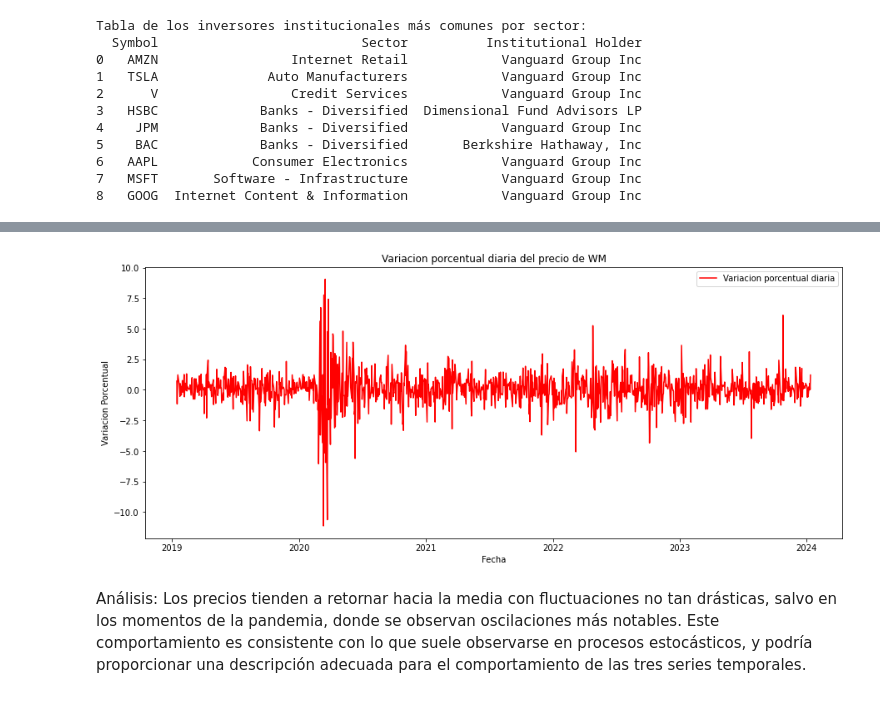
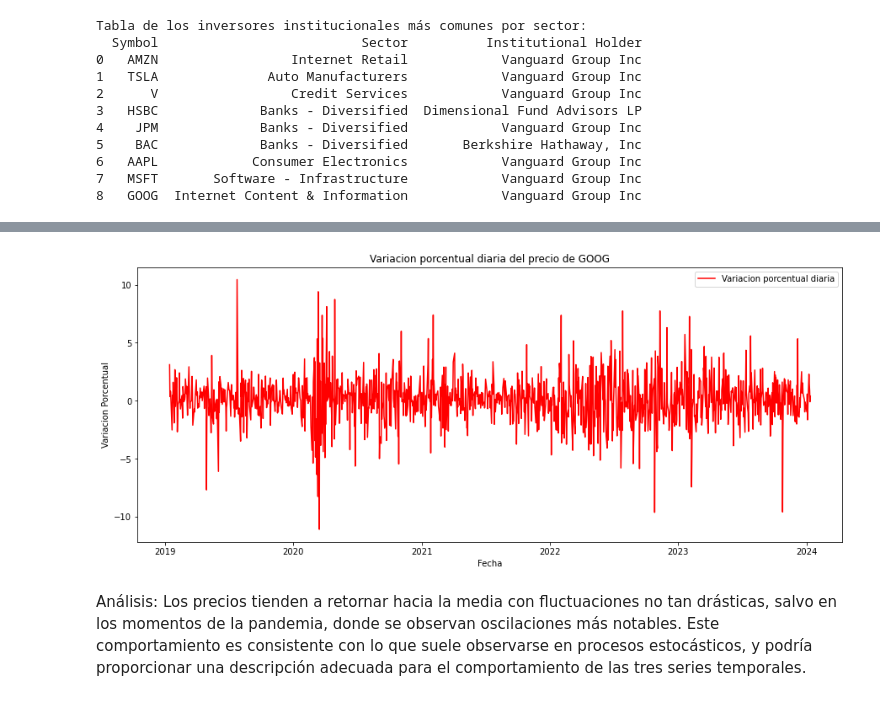
Before and after one commit to qlab-intro-python/tarea-4-team-canales-torres, a Jupyter notebook: tarea_4_.ipynb, the cells around one changed output, grey strips where cells are left out. Cells and saved outputs as stored; diff of their text form; code cells hidden in the pictures.

```diff
--- a/tarea_4_.ipynb
+++ b/tarea_4_.ipynb
@@ -529,6 +511,6 @@ empresas_destacadas_por_tamaño_de_mercado
 # %%
 #estos son los 3 mercados con mayor capitalizacion de mercado
-so=yf.Ticker('SO')
-duk=yf.Ticker('DUK')
-wm=yf.Ticker('WM')
+aapl=yf.Ticker('AAPL')
+msft=yf.Ticker('MSFT')
+goog=yf.Ticker('GOOG')
 # %%
@@ -568,20 +550,19 @@ plt.show()
 # %%
-import matplotlib.pyplot as plt
-#Anlicemos la variacion porcentual diaria de WM
-wm_h=wm.history("5y")
+#Anlicemos la variacion porcentual diaria de GOOG
+goog_h=goog.history("5y")
 #Cálculo de la variación porcentual diaria con dividendos:
-wm_h['Retorno Porcentual'] = ((wm_h['Close'] - wm_h['Close'].shift(1)) / wm_h['Close'].shift(1) * 100) + wm_h['Dividends']
-wm_h
+goog_h['Retorno Porcentual'] = ((goog_h['Close'] - goog_h['Close'].shift(1)) / goog_h['Close'].shift(1) * 100) + goog_h['Dividends']
+goog_h
 
 #graficamos para visualizar esa variación porcentual diaria a lo largo del tiempo
 plt.figure(figsize=(15, 6))
-plt.plot(wm_h.index, wm_h['Retorno Porcentual'], label='Variacion porcentual diaria', color='red')
-plt.title('Variacion porcentual diaria del precio de WM')
+plt.plot(goog_h.index, goog_h['Retorno Porcentual'], label='Variacion porcentual diaria', color='red')
+plt.title('Variacion porcentual diaria del precio de GOOG')
 plt.xlabel('Fecha')
 plt.ylabel('Variacion Porcentual')
 plt.legend()
 plt.show()
 # %% [output]
-[figure, old version]
+[figure, new version]
 # %% [markdown]
 Análisis: Los precios tienden a retornar hacia la media con fluctuaciones no tan drásticas, salvo en los momentos de la pandemia, donde se observan oscilaciones más notables. Este comportamiento es consistente con lo que suele observarse en procesos estocásticos, y podría proporcionar una descripción adecuada para el comportamiento de las tres series temporales.
```
Also changed, not shown: parts of 3 cells of this notebook.
